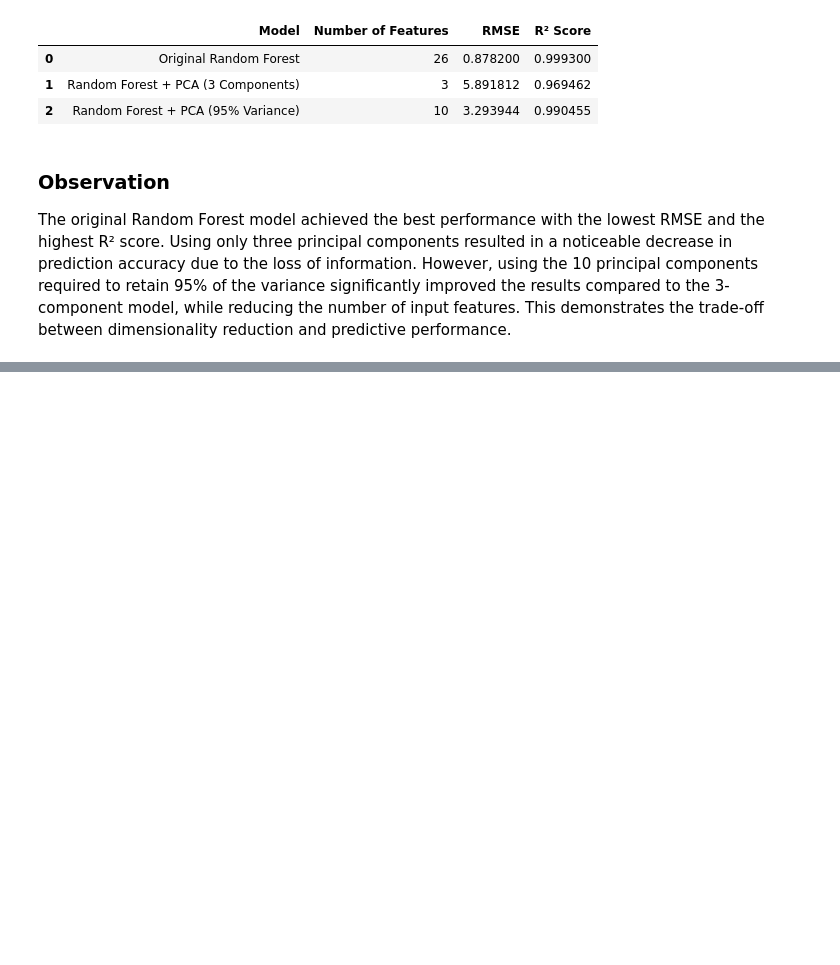
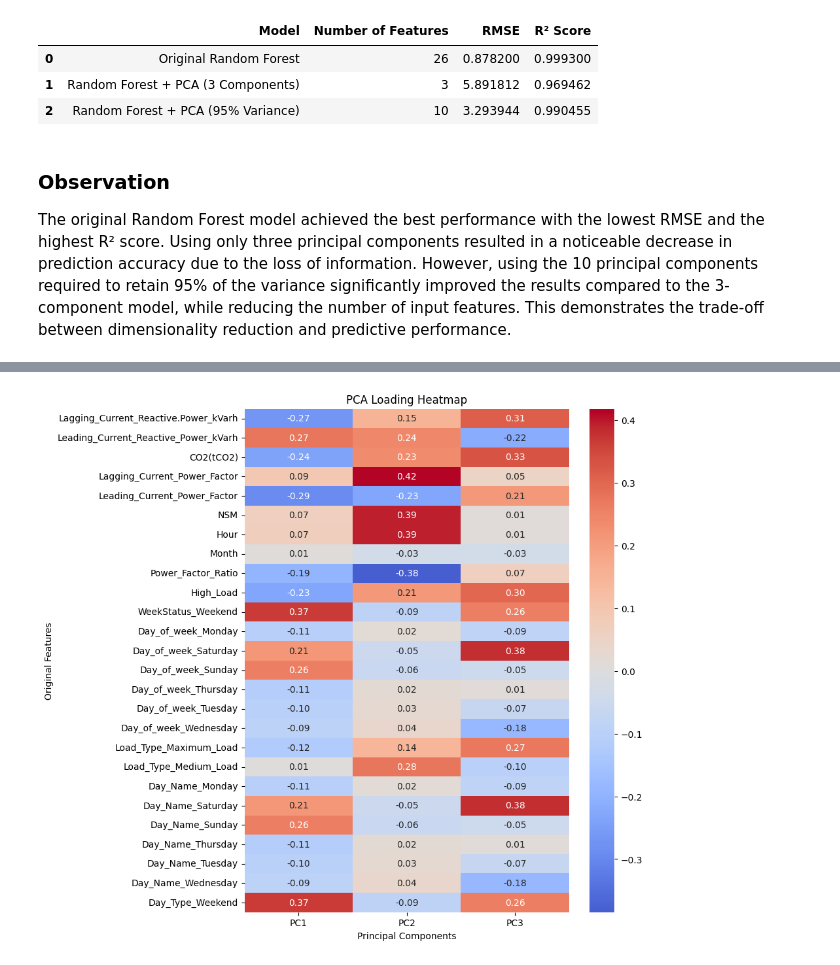
Before and after one commit to hania-sajjad/WEEK-3-TASK, a Jupyter notebook: notebooks /week3_pca.ipynb, the cells around one changed output, grey strips where cells are left out. Drawn from its saved outputs; the diff is of its cells as text; code cells hidden in the pictures; blank space fills up the shorter version.

Commit message:
Heatmap

```diff
--- a/notebooks /week3_pca.ipynb
+++ b/notebooks /week3_pca.ipynb
@@ -306,0 +311,10 @@ The original Random Forest model achieved the best performance with the lowest R
+# %%
+# Create a DataFrame containing the loadings of the first three principal components
+
+loading_matrix = pd.DataFrame(
+    pca.components_[:3].T,
+    columns=["PC1", "PC2", "PC3"],
+    index=X.columns
+)
+
+loading_matrix.head()
@@ -306,0 +328,18 @@ The original Random Forest model achieved the best performance with the lowest R
+# %%
+plt.figure(figsize=(8, 10))
+
+sns.heatmap(
+    loading_matrix,
+    annot=True,
+    cmap="coolwarm",
+    center=0,
+    fmt=".2f"
+)
+
+plt.title("PCA Loading Heatmap")
+plt.xlabel("Principal Components")
+plt.ylabel("Original Features")
+
+plt.show()
+# %% [output]
+[figure, added]
```
Also changed, not shown: parts of 3 cells of this notebook.
